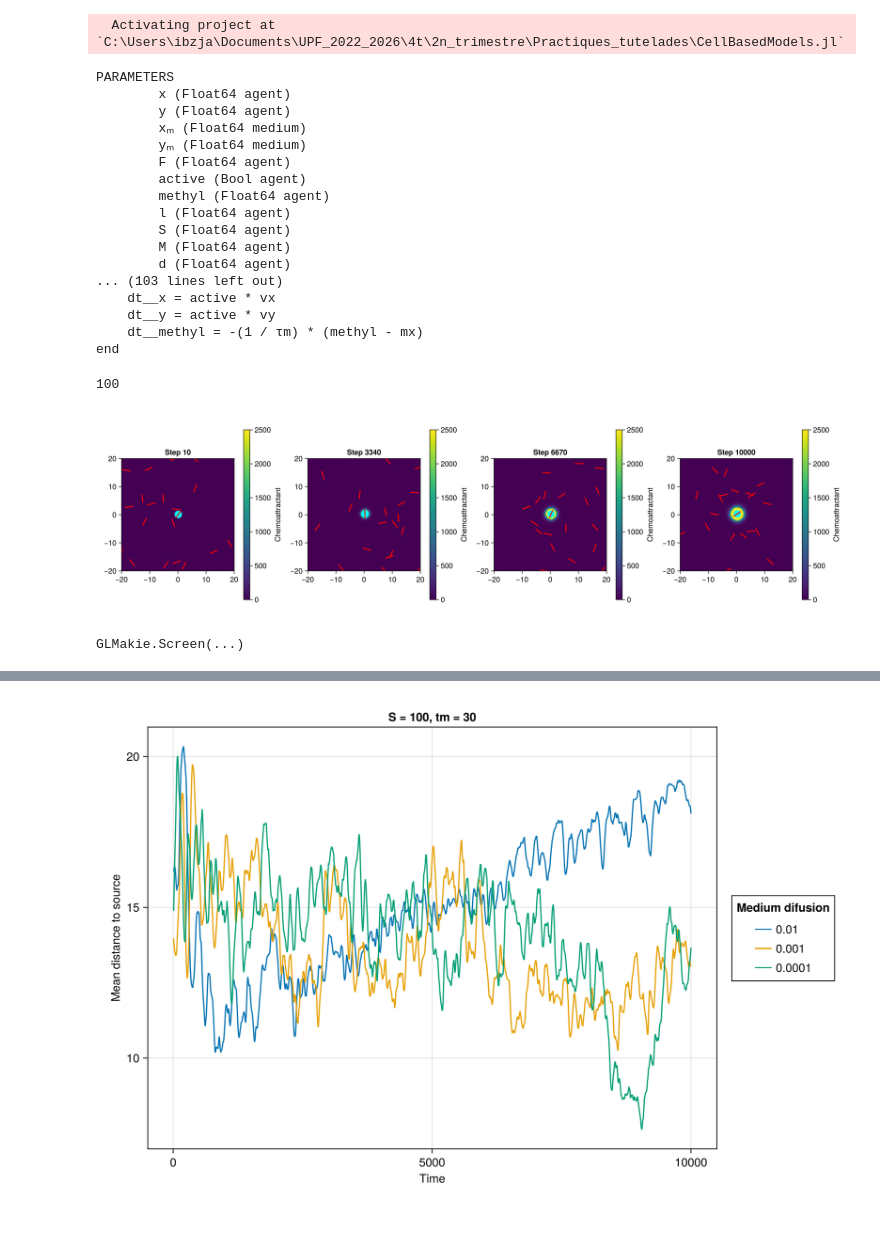
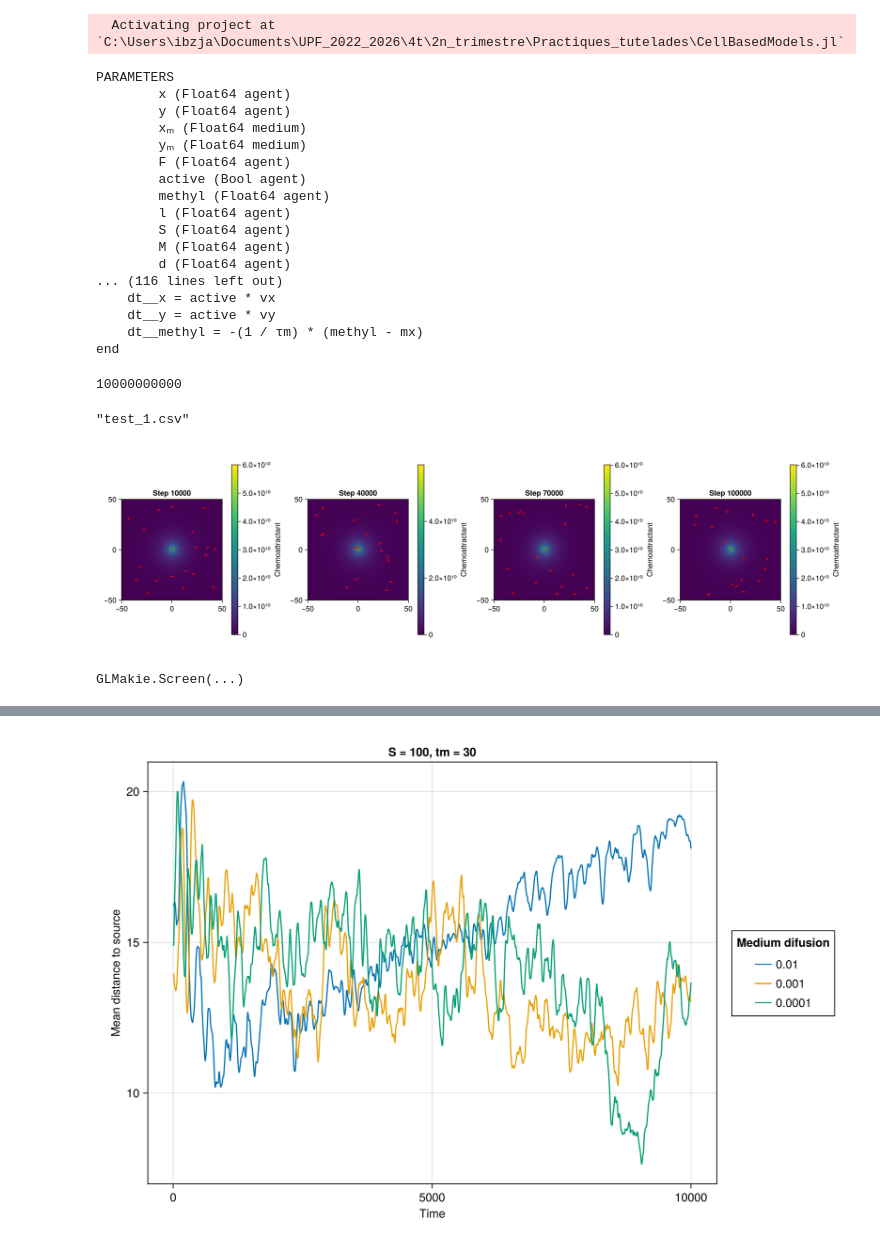
Before and after one commit to jmarib/CellBasedModels.jl, a Jupyter notebook: examples/source_model.ipynb, the cells around one changed output, grey strips where cells are left out. Drawn from its saved outputs; the diff is of its cells as text; code cells hidden in the pictures.

```diff
--- a/examples/source_model.ipynb
+++ b/examples/source_model.ipynb
@@ -60,7 +60,8 @@ rods2DChemotaxis = ABM(2,
         :Kz => Float64,         #CheZ mediated dephosphorylation rate
         :Yy => Float64,         #Basa Yp leak
 
-        :DMedium => Float64
+        :DMedium => Float64,
+        :delta => Float64
     ),
 
     medium = Dict(
@@ -136,27 +137,36 @@ rods2DChemotaxis = ABM(2,
             end
         end
 
-        if x < simBox[1,1]
-            x = simBox[1,1]
-            # theta = pi - theta
-        elseif x > simBox[1,2]
-            x = simBox[1,2]
-            # theta = pi - theta
+        if x < simBox[1,1]*0.9
+            x = simBox[1,1]*0.9
+            theta = pi - theta
+        elseif x > simBox[1,2]*0.9
+            x = simBox[1,2]*0.9
+            theta = pi - theta
         end
-        if y < simBox[2,1]
-            y = simBox[2,1]
-            # theta = -theta/2
-        elseif y > simBox[2,2]
-            y = simBox[2,2]
-            # theta = -theta/2
+        if y < simBox[2,1]*0.9
+            y = simBox[2,1]*0.9
+            theta = -theta/2
+        elseif y > simBox[2,2]*0.9
+            y = simBox[2,2]*0.9
+            theta = -theta/2
         end
 
     end,
 
     mediumODE = quote
         if @mediumInside()
-            dt(mm) = DMedium *(@∂2(1, mm)+ @∂2(2, mm))
+            dt(mm) = DMedium *(@∂2(1, mm)+ @∂2(2, mm)) - delta*mm
+        elseif @mediumBorder(1,-1)
+            mm = 0
+        elseif @mediumBorder(1,1)
+            mm = 0
+        elseif @mediumBorder(2,-1)
+            mm = 0
+        elseif @mediumBorder(2,-1)
+            mm = 0
         end
+
     end,
 
     neighborsAlg = CBMNeighbors.CellLinked(cellEdge = 4)
@@ -174,7 +184,7 @@ PARAMETERS
         S (Float64 agent)
         M (Float64 agent)
         d (Float64 agent)
-... (103 lines left out)
+... (116 lines left out)
     dt__x = active * vx
     dt__y = active * vy
     dt__methyl = -(1 / τm) * (methyl - mx)
@@ -183,10 +193,10 @@ end
 com = Community(
     rods2DChemotaxis,
     N=20,
-    # dt=0.1,
-    dt=0.01,
-    simBox = [-20.0 20.0; -20.0 20.0],
-    # simBox = [-50.0 50.0; -50.0 50.0],
+    dt=0.001,
+    # dt=0.01,
+    # simBox = [-20.0 20.0; -20.0 20.0],
+    simBox = [-50.0 50.0; -50.0 50.0],
     # NMedium = [250, 250]
     NMedium = [100, 100]
 )
@@ -197,18 +207,19 @@ d = 1
 
 com.Dr_run = 0.062
 
-com.v = 20.0
+com.v = 20.0    #Velocitat bacteries biològica
 # com.v = 10.0
 # com.v = 5.0
 # com.v = 2.5
 # com.v = 1
 # com.v = 0.1
 
-com.DMedium = 500
-# com.DMedium = 1000
+com.DMedium = 100
 # com.DMedium = 0.01
 # com.DMedium = 0.001
 # com.DMedium = 0.0001
+
+com.delta = 1
 
 com.ωFrec = 1.3
 com.Ki = 0.0182
@@ -257,10 +268,10 @@ com.active[src] = false
 com.S .= 0.0
 
 # com.S[src] = 10
-com.S[src] = 100
+com.S[src] = 10^10
 # com.S[src] = 1000
 # %% [output]
-100
+10000000000
 # %%
 outfile = "test_1.csv"
 data = DataFrame(
@@ -277,8 +288,8 @@ data = DataFrame(
 )
 
 
-steps = 10000
-saveEach = 10
+steps = 100000
+saveEach = 10000
 loadToPlatform!(com, preallocateAgents=20)       #Preallocate agents = number of agents in community
 com.mm = zeros(Float64, com.NMedium...)
 
@@ -305,6 +316,8 @@ for step in 1:steps
 end
 
 CSV.write(outfile, data)
+# %% [output]
+"test_1.csv"
 # %%
 steps_to_plot = unique(data.step)[1:round(Int, length(unique(data.step))/3):end]
 
@@ -326,39 +339,40 @@ for (j, step) in enumerate(steps_to_plot)
                 range(com.simBox[2,1],com.simBox[2,2],length=size(com.mm)[1]),
                 mm_grid,
                 colormap=:viridis,
-                colorrange = (0, 2500.))
+                # colorrange = (0, 2500.)
+                )
     xlims!(ax, com.simBox[1,:]...)
     ylims!(ax, com.simBox[2,:]...)
 
     # Plot source agents
     src_mask = data_step[data_step.isSource .== true, :id]
-    scatter!(ax, data_step.x[src_mask], data_step.y[src_mask], color=:cyan, markersize=20, label="Source")
+    scatter!(ax, data_step.x[src_mask], data_step.y[src_mask], color=:cyan, markersize=2, label="Source")
 
     # Plot rods as line segments
     x = data_step.x
     y = data_step.y
     theta = data_step.theta
     l = data_step.l
 
     # Compute rod endpoints
     xs1 = x .+ l ./ 2 .* cos.(theta)
     ys1 = y .+ l ./ 2 .* sin.(theta)
     xs2 = x .- l ./ 2 .* cos.(theta)
     ys2 = y .- l ./ 2 .* sin.(theta)
 
     # Plot rods as line segments
     for i in 1:length(x)
         linesegments!([Point2f(x[i], y[i]), Point2f(xs1[i], ys1[i])], color=:red, linewidth=2)
         linesegments!([Point2f(x[i], y[i]), Point2f(xs2[i], ys2[i])], color=:red, linewidth=2)
     end
 
     # Colorbar
     Colorbar(fig[1, 2*j], hm, label="Chemoattractant")
 end
 
 # Display
 display(fig)
 # %% [output]
-[figure, old version]
+[figure, new version]
 GLMakie.Screen(...)
 # %%
```
Also changed, not shown: parts of 2 cells of this notebook, 1 other file.
